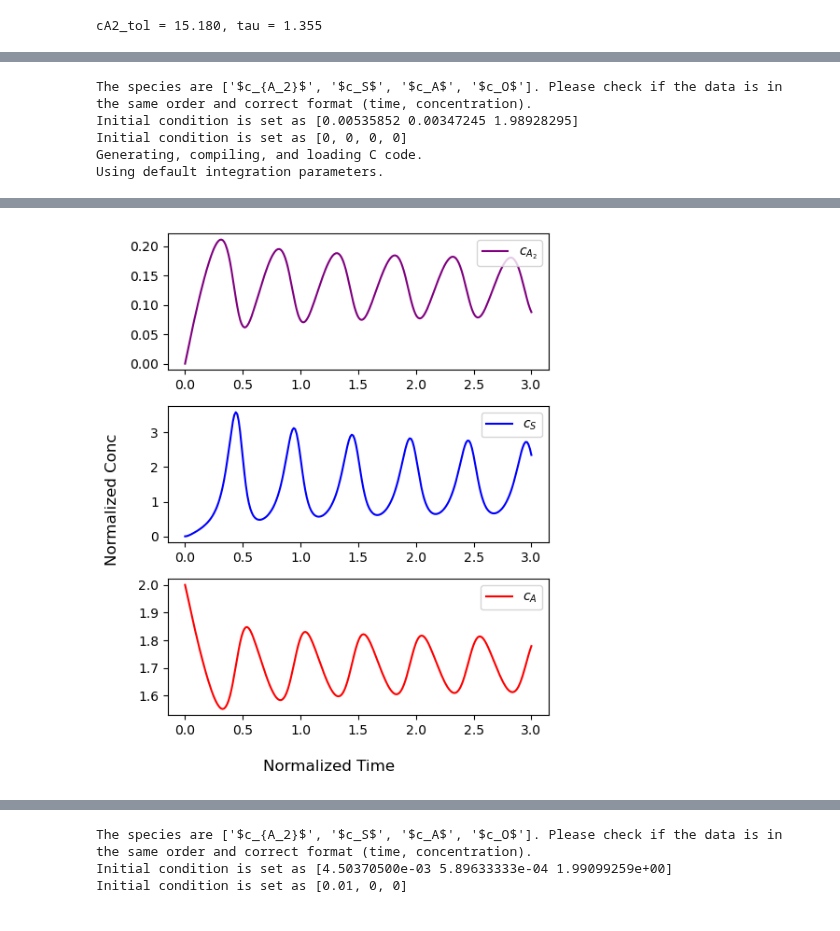
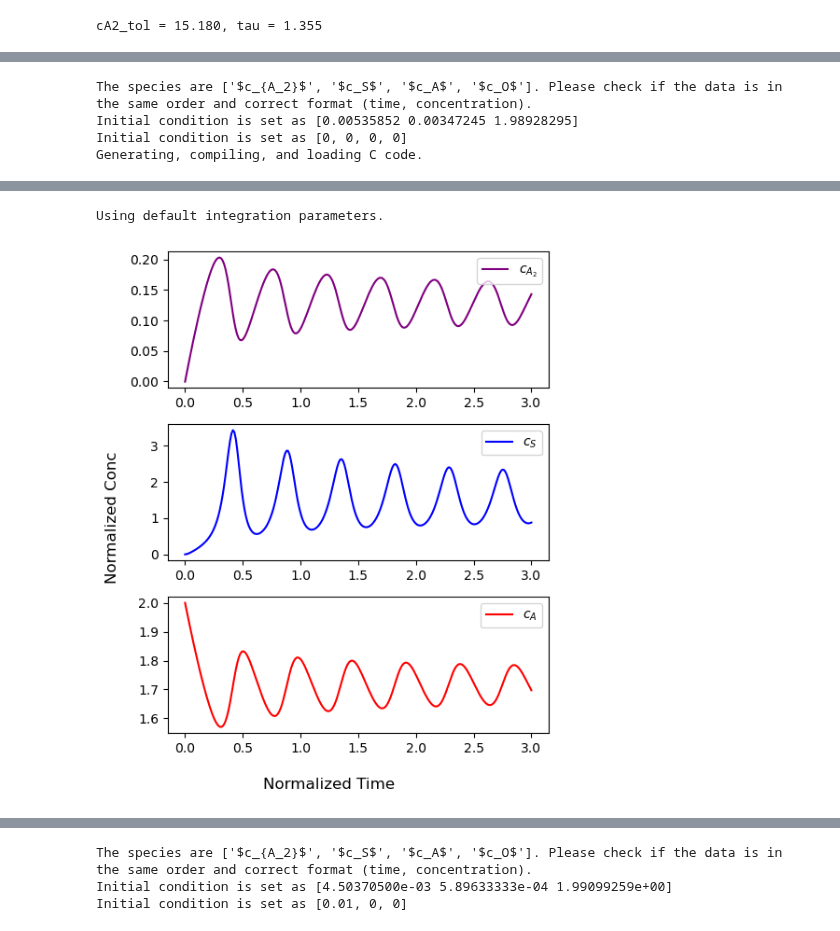
Before and after one commit to Zhiheng419/Chemical_Oscillation_Model, a Jupyter notebook: two_thiols.ipynb, the cells around one changed output, grey strips where cells are left out. Saved outputs shown, nothing was run; the diff lists cells and outputs as text; code cells hidden in the pictures.

```diff
--- a/two_thiols.ipynb
+++ b/two_thiols.ipynb
@@ -5,6 +5,10 @@ import scipy as sp
 from osc_toolkit import *
 from models import *
 from jitcdde import y, t, jitcdde
+# %%
+import scienceplots
+
+plt.style.use('science')
 # %%
 class mixed_delayed_oscillation(delayed_oscillation):
     def __init__(self, model, delays, params1, params2, consts1, consts2, init_cond):
@@ -136,7 +138,7 @@ consts1, consts2
 rs_ac, rds_ac, rs, rds, ro, rm = 310, 415,  15, 370, 1e4, 1e4
 rext = 11.2
 lam, m = cmc_92/15, 2
-td1, td2 = 0.03, 0.03
+td1, td2 = 0.02, 0.02
 
 #Definition of the model
 alpha, beta, theta, phi, ep, delta = rs_ac / rext, rds_ac / rext, rs / rext, rds / rext, ro / rext, rm / rext
@@ -156,4 +158,3 @@ The species are ['$c_{A_2}$', '$c_S$', '$c_A$', '$c_O$']. Please check if the da
 Initial condition is set as [0.00535852 0.00347245 1.98928295]
 Initial condition is set as [0, 0, 0, 0]
 Generating, compiling, and loading C code.
-Using default integration parameters.
@@ -160 +163,2 @@ Using default integration parameters.
+Using default integration parameters.
-[figure, old version]
+[figure, new version]
```
Also changed, not shown: parts of 6 cells of this notebook, 27 other files.
